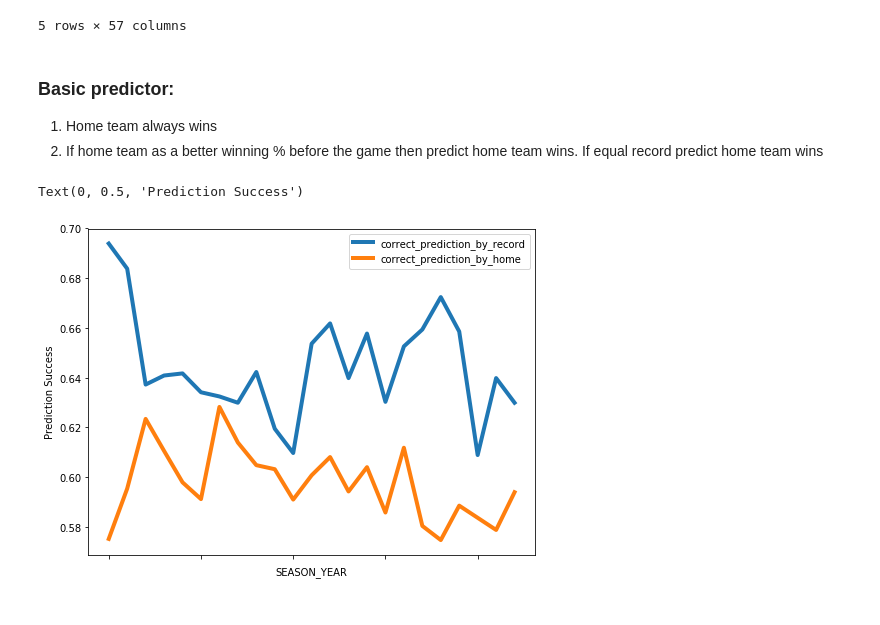
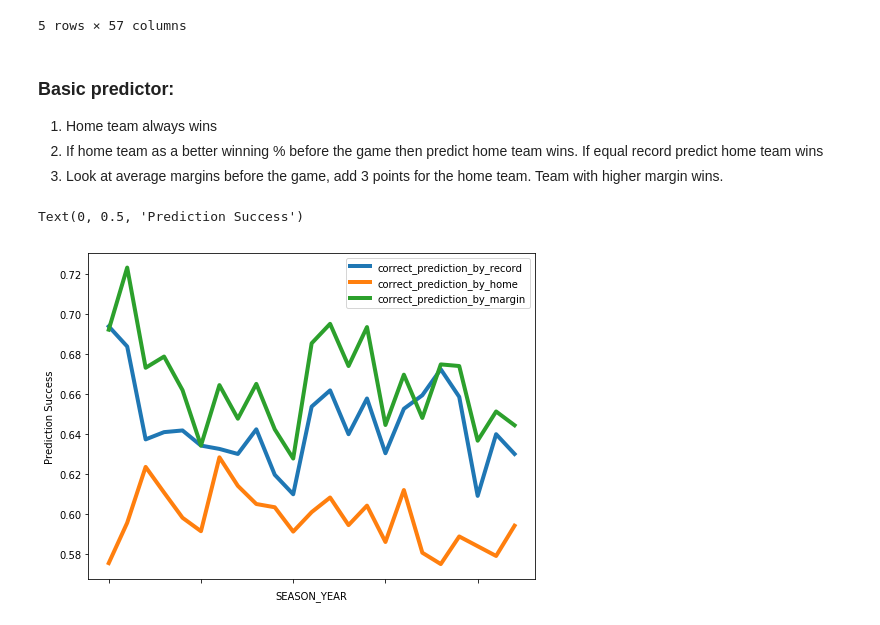
Before and after one commit to eyalshafran/PredictOutcomes, a Jupyter notebook: Predict Outcome Basic.ipynb, the cells around one changed output. Cells and saved outputs as stored; diff of their text form; code cells hidden in the pictures.

Commit message:
add prediction based on margin

```diff
--- a/Predict Outcome Basic.ipynb
+++ b/Predict Outcome Basic.ipynb
@@ -23,8 +23,10 @@ data['GAME_DATE'] = pd.to_datetime(data['GAME_DATE'])
 data = data.sort_values(by='GAME_DATE')
 # %%
 # important to shift data so that the team record is before the game
-# first game of every season is null so fill with 0.5
+# for winning first game of every season is null so fill with 0.5
+# for margin fill the first game with 0
 data['TEAM_WL_PCT'] = data.groupby(['TEAM_ID','SEASON_YEAR'])[['WL_numeric']].apply(lambda x: x.expanding().mean().shift()).fillna(0.5)
+data['TEAM_PLUS_MINUS'] = data.groupby(['TEAM_ID','SEASON_YEAR'])[['PLUS_MINUS']].apply(lambda x: x.expanding().mean().shift()).fillna(0)
 # %%
 home_games = data[data['HOME_GAME']==1].copy()
 away_games = data[data['HOME_GAME']==0].copy()
@@ -33,15 +35,18 @@ df = home_games.merge(away_games,on='GAME_ID',suffixes=('','_OPP'))
 ### Basic predictor:
 1. Home team always wins
 2. If home team as a better winning % before the game then predict home team wins. If equal record predict home team wins
+3. Look at average margins before the game, add 3 points for the home team. Team with higher margin wins.
 # %%
+df['predict_outcome_by_margin'] = np.where(df['TEAM_PLUS_MINUS'] + 3 >= df['TEAM_PLUS_MINUS_OPP'],1,0)
 df['predict_outcome_by_record'] = np.where(df['TEAM_WL_PCT'] >= df['TEAM_WL_PCT_OPP'],1,0)
 df['predict_outcome_by_home'] = 1
 # %%
 df['correct_prediction_by_record'] = np.where(df['WL_numeric']==df['predict_outcome_by_record'],1,0)
+df['correct_prediction_by_margin'] = np.where(df['WL_numeric']==df['predict_outcome_by_margin'],1,0)
 df['correct_prediction_by_home'] = np.where(df['WL_numeric']==df['predict_outcome_by_home'],1,0)
 # %%
-ax = df.groupby('SEASON_YEAR')[['correct_prediction_by_record','correct_prediction_by_home']].mean().plot(figsize=(8,6),linewidth=4)
+ax = df.groupby('SEASON_YEAR')[['correct_prediction_by_record','correct_prediction_by_home','correct_prediction_by_margin']].mean().plot(figsize=(8,6),linewidth=4)
 ax.set_ylabel('Prediction Success')
 # %% [output]
 Text(0, 0.5, 'Prediction Success')
-[figure, old version]
+[figure, new version]
```
